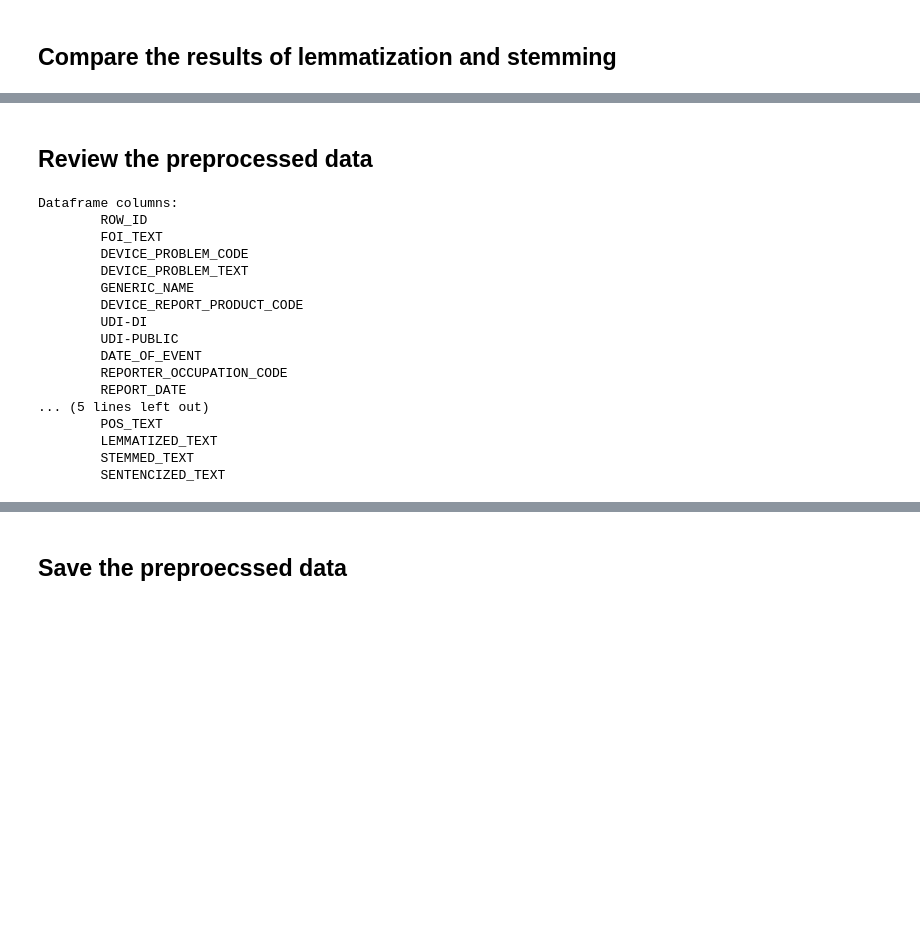
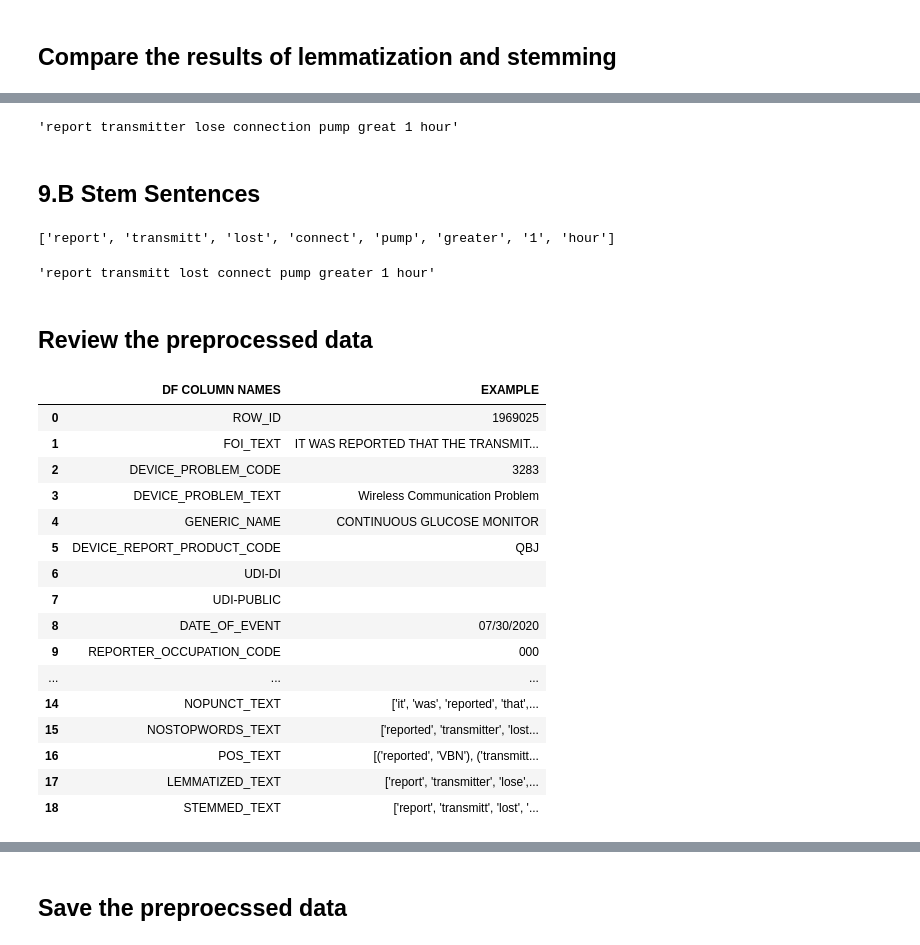
Before and after one commit to Drnjenkins/praxis-2023, a Jupyter notebook: 16-Preprocess-Combined-Data.ipynb, the cells around one changed output, grey strips where cells are left out. Cells and saved outputs as stored; diff of their text form; code cells hidden in the pictures; blank space fills up the shorter version.

```diff
--- a/16-Preprocess-Combined-Data.ipynb
+++ b/16-Preprocess-Combined-Data.ipynb
@@ -409,24 +528,55 @@ tfidf_df.head()
+# %%
+sentences_df['JOINED_LEMMATIZED_SENTENCES'] = sentences_df['LEMMATIZED_SENTENCES'].apply(join_tokenized_sentence)
+sentences_df['JOINED_LEMMATIZED_SENTENCES'][0]
+# %% [output]
+'report transmitter lose connection pump great 1 hour'
+# %% [markdown]
+## 9.B Stem Sentences
+# %%
+# create a new column called 'STEMMED_SENTENCES'
+sentences_df['STEMMED_SENTENCES'] = sentences_df['POS_SENTENCES'].apply(stem_words)
+sentences_df['STEMMED_SENTENCES'][0]
+# %% [output]
+['report', 'transmitt', 'lost', 'connect', 'pump', 'greater', '1', 'hour']
+# %%
+sentences_df['JOINED_STEMMED_SENTENCES'] = sentences_df['STEMMED_SENTENCES'].apply(join_tokenized_sentence)
+sentences_df['JOINED_STEMMED_SENTENCES'][0]
+# %% [output]
+'report transmitt lost connect pump greater 1 hour'
 # %% [markdown]
 ## Review the preprocessed data
-# %%
-print("Dataframe columns:")
-for col in df.columns:
-    print(f"\t{col}")
-# %% [output]
-Dataframe columns:
-        ROW_ID
-        FOI_TEXT
-        DEVICE_PROBLEM_CODE
-        DEVICE_PROBLEM_TEXT
-        GENERIC_NAME
-        DEVICE_REPORT_PRODUCT_CODE
-        UDI-DI
-        UDI-PUBLIC
-        DATE_OF_EVENT
-        REPORTER_OCCUPATION_CODE
-        REPORT_DATE
-... (5 lines left out)
-        POS_TEXT
-        LEMMATIZED_TEXT
-        STEMMED_TEXT
-        SENTENCIZED_TEXT
+# %%
+# Create a new dataframe with just one row containing the column names
+column_names_df = pd.DataFrame({
+    'DF COLUMN NAMES': df.columns,
+})
+
+example = []
+
+for col in df.columns:
+    example.append(df[col][0])
+
+column_names_df['EXAMPLE'] = example
+
+# Format output so that the column headers and data are aligned to the left
+column_names_df = column_names_df.style.set_properties(**{'text-align': 'left'})
+column_names_df = column_names_df.set_table_styles([dict(selector = 'th', props=[('text-align', 'left')])])
+column_names_df
+# %% [output]
+|  | DF COLUMN NAMES | EXAMPLE |
+| 0 | ROW_ID | 1969025 |
+| 1 | FOI_TEXT | IT WAS REPORTED THAT THE TRANSMIT... |
+| 2 | DEVICE_PROBLEM_CODE | 3283 |
+| 3 | DEVICE_PROBLEM_TEXT | Wireless Communication Problem |
+| 4 | GENERIC_NAME | CONTINUOUS GLUCOSE MONITOR |
+| 5 | DEVICE_REPORT_PRODUCT_CODE | QBJ |
+| 6 | UDI-DI |  |
+| 7 | UDI-PUBLIC |  |
+| 8 | DATE_OF_EVENT | 07/30/2020 |
+| 9 | REPORTER_OCCUPATION_CODE | 000 |
+| ... | ... | ... |
+| 14 | NOPUNCT_TEXT | ['it', 'was', 'reported', 'that',... |
+| 15 | NOSTOPWORDS_TEXT | ['reported', 'transmitter', 'lost... |
+| 16 | POS_TEXT | [('reported', 'VBN'), ('transmitt... |
+| 17 | LEMMATIZED_TEXT | ['report', 'transmitter', 'lose',... |
+| 18 | STEMMED_TEXT | ['report', 'transmitt', 'lost', '... |
```
Also changed, not shown: parts of 39 cells of this notebook, 1 other file.
